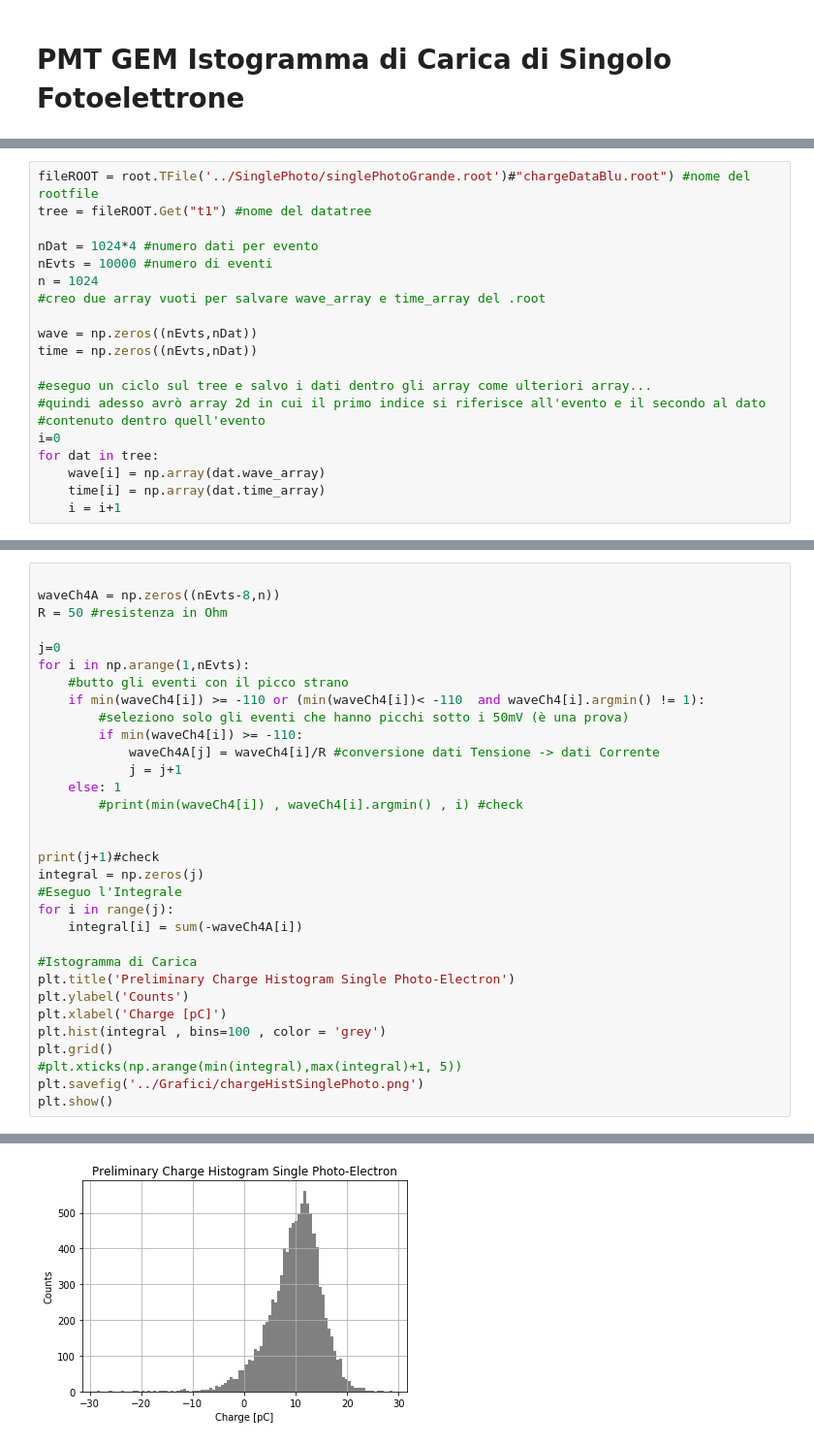
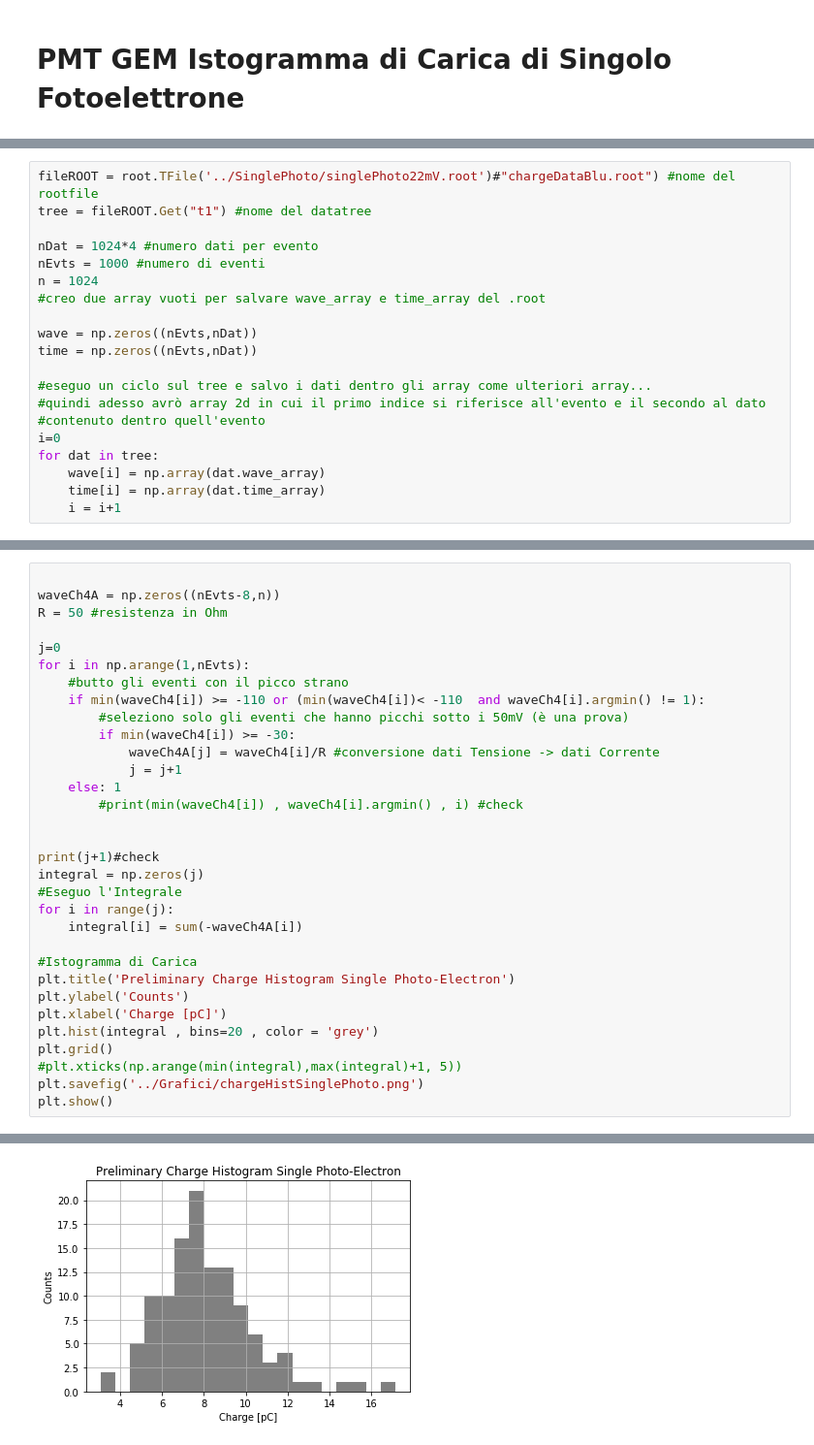
Before and after one commit to edoardoORANGE/ORANGEdata, a Jupyter notebook: Analisi/singlePhotoAnalysis.ipynb, the cells around one changed output, grey strips where cells are left out. Shown at 97% size. Saved outputs shown, nothing was run; the diff lists cells and outputs as text.

```diff
--- a/Analisi/singlePhotoAnalysis.ipynb
+++ b/Analisi/singlePhotoAnalysis.ipynb
@@ -7,9 +9,9 @@ import matplotlib.pyplot as plt
 # %%
-fileROOT = root.TFile('../SinglePhoto/singlePhotoGrande.root')#"chargeDataBlu.root") #nome del rootfile
+fileROOT = root.TFile('../SinglePhoto/singlePhoto22mV.root')#"chargeDataBlu.root") #nome del rootfile
 tree = fileROOT.Get("t1") #nome del datatree
 
 nDat = 1024*4 #numero dati per evento
-nEvts = 10000 #numero di eventi
+nEvts = 1000 #numero di eventi
 n = 1024
 #creo due array vuoti per salvare wave_array e time_array del .root
 
@@ -125,7 +121,7 @@ for i in np.arange(1,nEvts):
     #butto gli eventi con il picco strano
     if min(waveCh4[i]) >= -110 or (min(waveCh4[i])< -110  and waveCh4[i].argmin() != 1):
         #seleziono solo gli eventi che hanno picchi sotto i 50mV (è una prova)
-        if min(waveCh4[i]) >= -110:
+        if min(waveCh4[i]) >= -30:
             waveCh4A[j] = waveCh4[i]/R #conversione dati Tensione -> dati Corrente
             j = j+1
     else: 1
@@ -142,7 +138,7 @@ for i in range(j):
 plt.title('Preliminary Charge Histogram Single Photo-Electron')
 plt.ylabel('Counts')
 plt.xlabel('Charge [pC]')
-plt.hist(integral , bins=100 , color = 'grey')
+plt.hist(integral , bins=20 , color = 'grey')
 plt.grid()
 #plt.xticks(np.arange(min(integral),max(integral)+1, 5))
 plt.savefig('../Grafici/chargeHistSinglePhoto.png')
@@ -152,4 +148,4 @@ plt.show()
-[figure, old version]
+[figure, new version]
 # %%
 import scipy.stats as st #importo la libreria utile al fit
 
```
Also changed, not shown: parts of 13 cells of this notebook, 6 other files.
